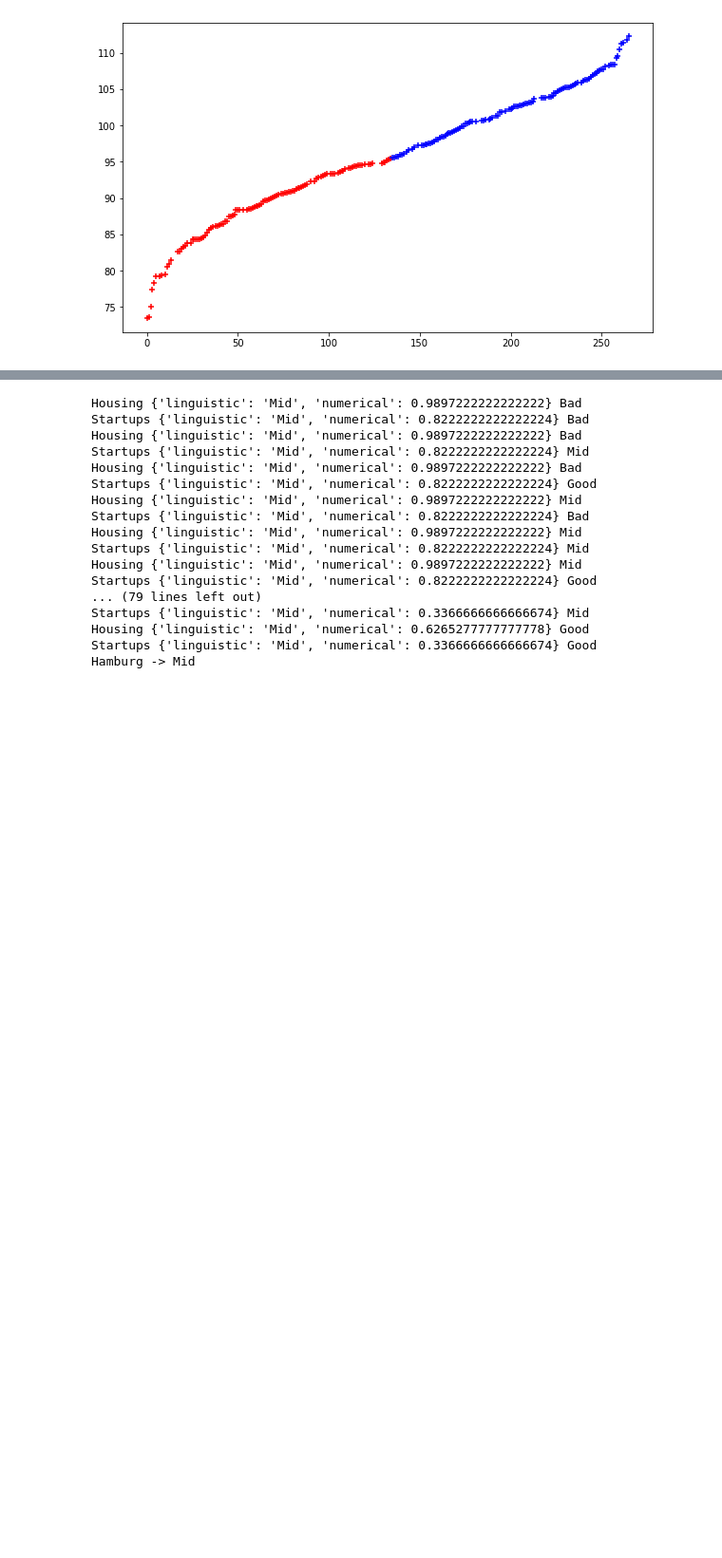
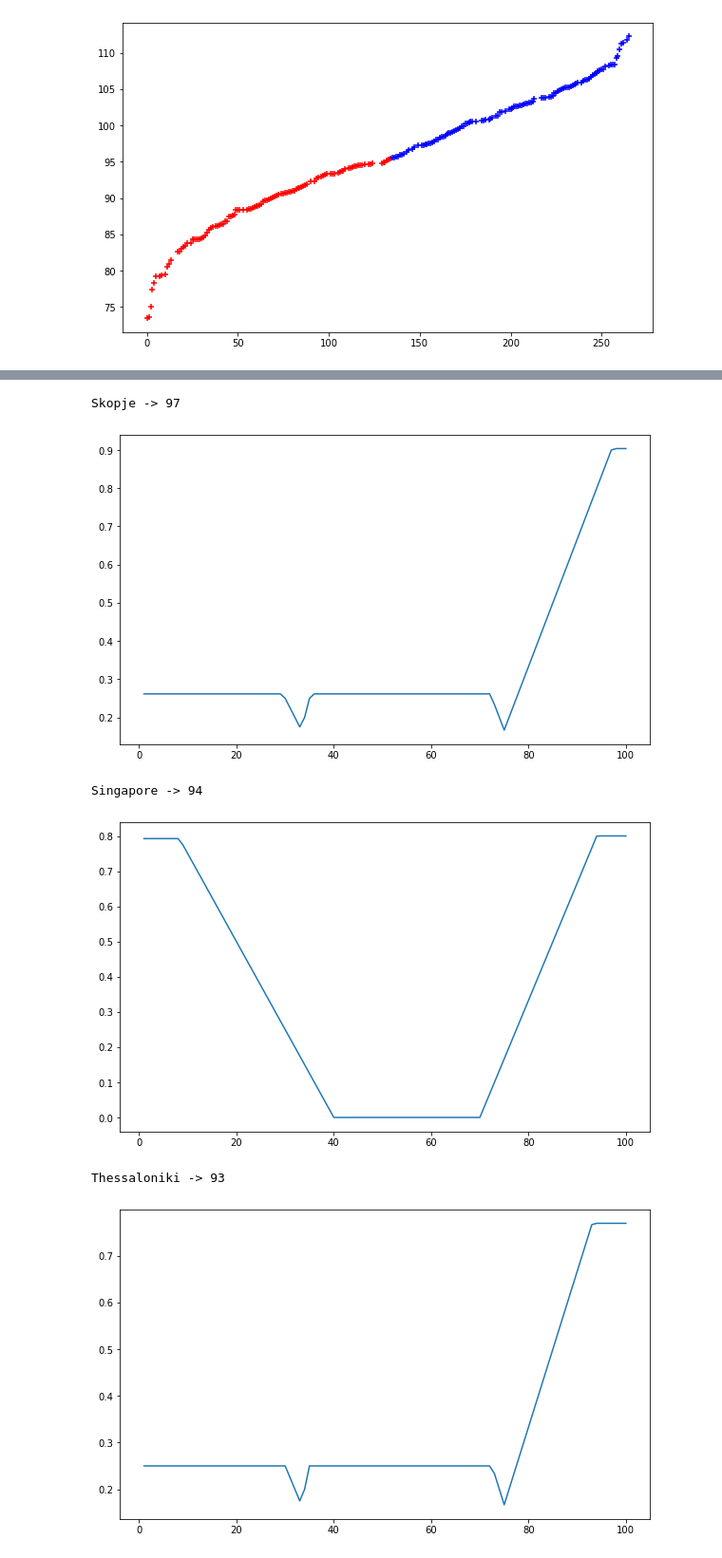
Before and after one commit to panierka/city_quality_of_life_classifier, a Jupyter notebook: city_ratings_classifier.ipynb, the cells around one changed output, grey strips where cells are left out. Shown at 95% size. Cells and saved outputs as stored; diff of their text form; code cells hidden in the pictures; blank space fills up the shorter version.

```diff
--- a/city_ratings_classifier.ipynb
+++ b/city_ratings_classifier.ipynb
@@ -109,51 +95,46 @@ display(preview_table)
 # %%
 import Modules.fuzzysys as fsys
 from Modules.membership_functions import TriangularFunction
 from Modules.norms import AdditiveNorm
 importlib.reload(fsys)
 
 fuzzy = fsys.FuzzySystem()
 fuzzy.add_antecedent('Housing', 'Bad', TriangularFunction(0, 0, 0.4))
 fuzzy.add_antecedent('Housing', 'Mid', TriangularFunction(0.3, 0.4, 0.8))
 fuzzy.add_antecedent('Housing', 'Good', TriangularFunction(0.7, 1, 1))
 
 fuzzy.add_antecedent('Startups', 'Bad', TriangularFunction(0, 0, 0.3))
 fuzzy.add_antecedent('Startups', 'Mid', TriangularFunction(0.2, 0.4, 0.6))
-fuzzy.add_antecedent('Startups', 'Good', TriangularFunction(0.5, 0.8, 1))
+fuzzy.add_antecedent('Startups', 'Good', TriangularFunction(0.5, 1, 1))
 
-fuzzy.add_rule({'Housing' : 'Bad', 'Startups': 'Bad', 'Rating': 'Bad'})
-fuzzy.add_rule({'Housing' : 'Bad', 'Startups': 'Mid', 'Rating': 'Bad'})
-fuzzy.add_rule({'Housing' : 'Bad', 'Startups': 'Good', 'Rating': 'Bad'})
-fuzzy.add_rule({'Housing' : 'Mid', 'Startups': 'Bad', 'Rating': 'Bad'})
-fuzzy.add_rule({'Housing' : 'Mid', 'Startups': 'Mid', 'Rating': 'Bad'})
-fuzzy.add_rule({'Housing' : 'Mid', 'Startups': 'Good', 'Rating': 'Good'})
-fuzzy.add_rule({'Housing' : 'Good', 'Startups': 'Bad', 'Rating': 'Good'})
-fuzzy.add_rule({'Housing' : 'Good', 'Startups': 'Mid', 'Rating': 'Good'})
-fuzzy.add_rule({'Housing' : 'Good', 'Startups': 'Good', 'Rating': 'Good'})
+fuzzy.add_rule({'Housing' : 'Bad', 'Startups': 'Bad'}, 'Bad')
+fuzzy.add_rule({'Housing' : 'Bad', 'Startups': 'Mid'}, 'Bad')
+fuzzy.add_rule({'Housing' : 'Bad', 'Startups': 'Good'}, 'Bad')
+fuzzy.add_rule({'Housing' : 'Mid', 'Startups': 'Bad'}, 'Mid')
+fuzzy.add_rule({'Housing' : 'Mid', 'Startups': 'Mid'}, 'Mid')
+fuzzy.add_rule({'Housing' : 'Mid', 'Startups': 'Good'}, 'Good')
+fuzzy.add_rule({'Housing' : 'Good', 'Startups': 'Bad'}, 'Good')
+fuzzy.add_rule({'Housing' : 'Good', 'Startups': 'Mid'}, 'Good')
+fuzzy.add_rule({'Housing' : 'Good', 'Startups': 'Good'}, 'Good')
 
-fuzzy.add_consequent('Rating', 'Bad', TriangularFunction(0, 0, 0.4))
-fuzzy.add_consequent('Rating', 'Mid', TriangularFunction(0.3, 0.5, 0.8))
-fuzzy.add_consequent('Rating', 'Good', TriangularFunction(0.7, 1, 1))
+fuzzy.add_consequent('Bad', TriangularFunction(0, 0, 0.4))
+fuzzy.add_consequent('Mid', TriangularFunction(0.3, 0.5, 0.8))
+fuzzy.add_consequent('Good', TriangularFunction(0.7, 1, 1))
 
 for i in range(5):
     sample = a.iloc[i]
-    result = fuzzy.compute(sample, 'fom')
+    result, fx = fuzzy.compute(sample, 'fom')
     print(f'{sample["UA_Name"]} -> {result}')
+
+    xs = np.linspace(1, 100, num=100)
+    fig, ax = plt.subplots()
+    fig.set_size_inches(10, 6)
+    ax.plot(xs, fx)
+    plt.show()
 # %% [output]
-Housing {'linguistic': 'Mid', 'numerical': 0.9897222222222222} Bad
-Startups {'linguistic': 'Mid', 'numerical': 0.8222222222222224} Bad
-Housing {'linguistic': 'Mid', 'numerical': 0.9897222222222222} Bad
-Startups {'linguistic': 'Mid', 'numerical': 0.8222222222222224} Mid
-Housing {'linguistic': 'Mid', 'numerical': 0.9897222222222222} Bad
-Startups {'linguistic': 'Mid', 'numerical': 0.8222222222222224} Good
-Housing {'linguistic': 'Mid', 'numerical': 0.9897222222222222} Mid
-Startups {'linguistic': 'Mid', 'numerical': 0.8222222222222224} Bad
-Housing {'linguistic': 'Mid', 'numerical': 0.9897222222222222} Mid
-Startups {'linguistic': 'Mid', 'numerical': 0.8222222222222224} Mid
-Housing {'linguistic': 'Mid', 'numerical': 0.9897222222222222} Mid
-Startups {'linguistic': 'Mid', 'numerical': 0.8222222222222224} Good
-... (79 lines left out)
-Startups {'linguistic': 'Mid', 'numerical': 0.3366666666666674} Mid
-Housing {'linguistic': 'Mid', 'numerical': 0.6265277777777778} Good
-Startups {'linguistic': 'Mid', 'numerical': 0.3366666666666674} Good
-Hamburg -> Mid
+Skopje -> 97
+[figure, added]
+Singapore -> 94
+[figure, added]
+Thessaloniki -> 93
+[figure, added]
```
Also changed, not shown: parts of 4 cells of this notebook, 4 other files.
